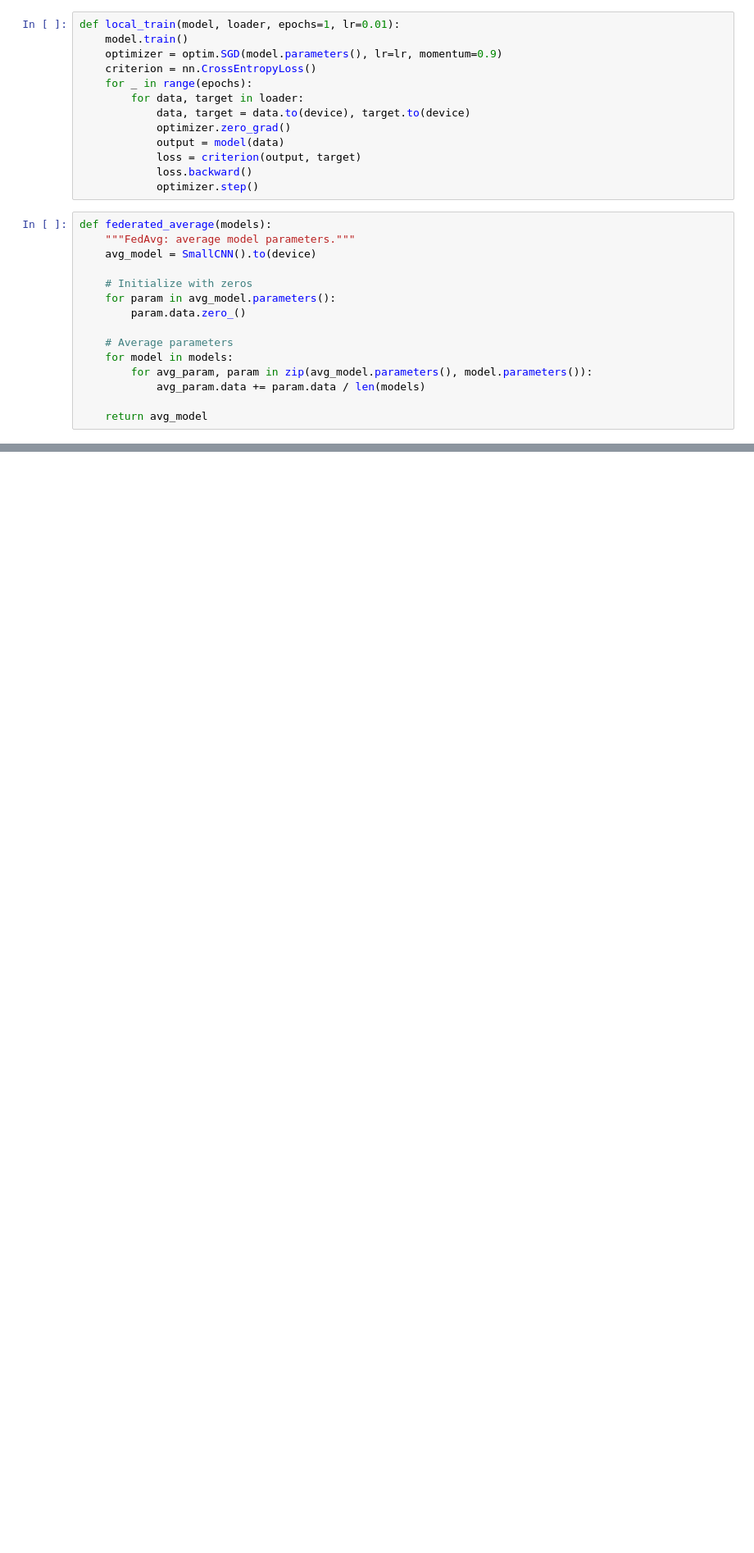
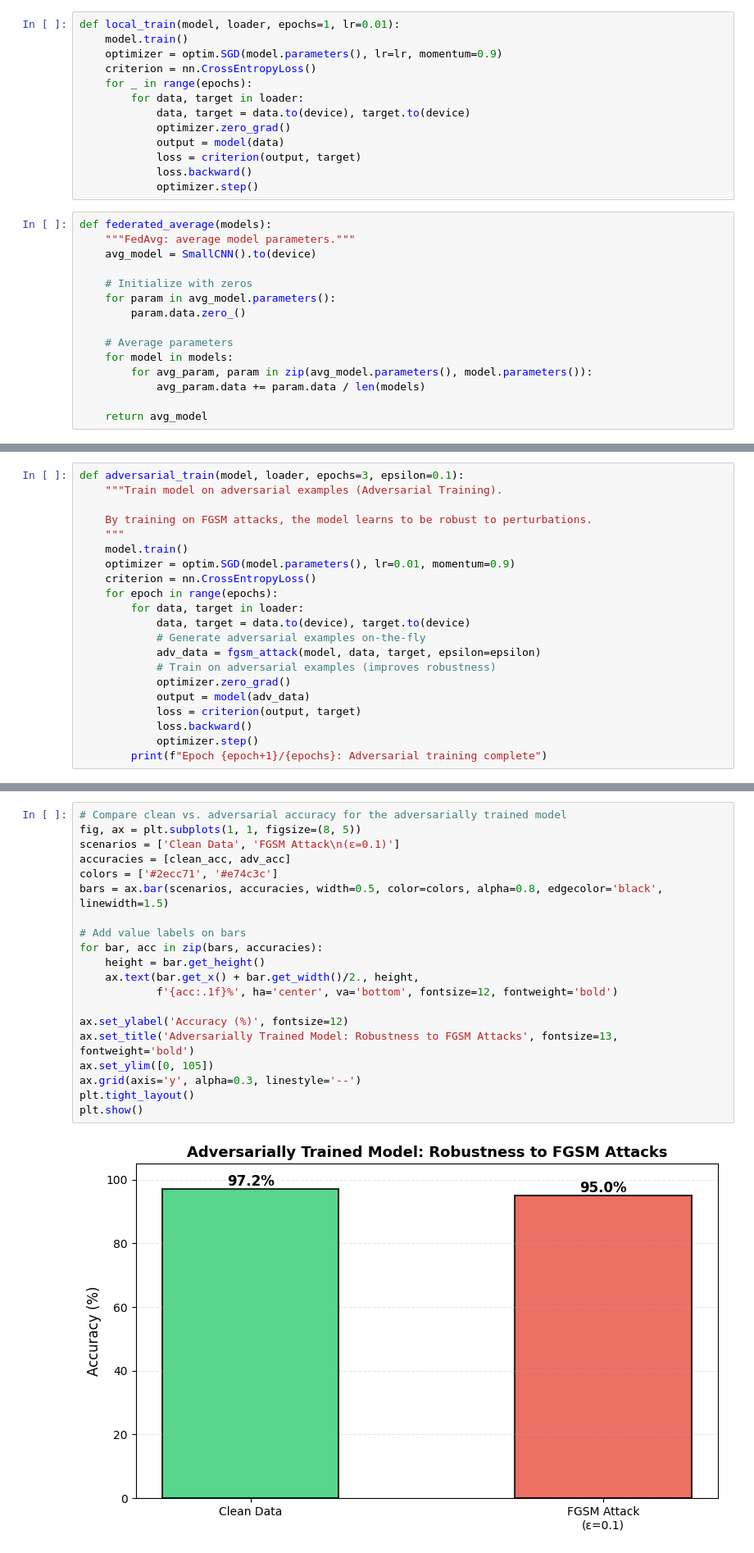
Before and after one commit to ELTE-DSED/Intro-Data-Security, a Jupyter notebook: module_08_defenses/Lab_8b_Federated_Learning_and_Adversarial_Training.ipynb, the cells around one changed output, grey strips where cells are left out. Shown at 82% size. Saved outputs shown, nothing was run; the diff lists cells and outputs as text; blank space fills up the shorter version.

Commit message:
Implement feature X to enhance user experience and optimize performance

```diff
--- a/module_08_defenses/Lab_8b_Federated_Learning_and_Adversarial_Training.ipynb
+++ b/module_08_defenses/Lab_8b_Federated_Learning_and_Adversarial_Training.ipynb
@@ -363,0 +353,21 @@ Combine FL + DP + adversarial training. Evaluate privacy and robustness together
+# %%
+def adversarial_train(model, loader, epochs=3, epsilon=0.1):
+    """Train model on adversarial examples (Adversarial Training).
+
+    By training on FGSM attacks, the model learns to be robust to perturbations.
+    """
+    model.train()
+    optimizer = optim.SGD(model.parameters(), lr=0.01, momentum=0.9)
+    criterion = nn.CrossEntropyLoss()
+    for epoch in range(epochs):
+        for data, target in loader:
+            data, target = data.to(device), target.to(device)
+            # Generate adversarial examples on-the-fly
+            adv_data = fgsm_attack(model, data, target, epsilon=epsilon)
+            # Train on adversarial examples (improves robustness)
+            optimizer.zero_grad()
+            output = model(adv_data)
+            loss = criterion(output, target)
+            loss.backward()
+            optimizer.step()
+        print(f"Epoch {epoch+1}/{epochs}: Adversarial training complete")
@@ -363,0 +444,22 @@ Combine FL + DP + adversarial training. Evaluate privacy and robustness together
+# %%
+# Compare clean vs. adversarial accuracy for the adversarially trained model
+fig, ax = plt.subplots(1, 1, figsize=(8, 5))
+scenarios = ['Clean Data', 'FGSM Attack\n(ε=0.1)']
+accuracies = [clean_acc, adv_acc]
+colors = ['#2ecc71', '#e74c3c']
+bars = ax.bar(scenarios, accuracies, width=0.5, color=colors, alpha=0.8, edgecolor='black', linewidth=1.5)
+
+# Add value labels on bars
+for bar, acc in zip(bars, accuracies):
+    height = bar.get_height()
+    ax.text(bar.get_x() + bar.get_width()/2., height,
+            f'{acc:.1f}%', ha='center', va='bottom', fontsize=12, fontweight='bold')
+
+ax.set_ylabel('Accuracy (%)', fontsize=12)
+ax.set_title('Adversarially Trained Model: Robustness to FGSM Attacks', fontsize=13, fontweight='bold')
+ax.set_ylim([0, 105])
+ax.grid(axis='y', alpha=0.3, linestyle='--')
+plt.tight_layout()
+plt.show()
+# %% [output]
+[figure, added]
```
Also changed, not shown: parts of 40 cells of this notebook.
